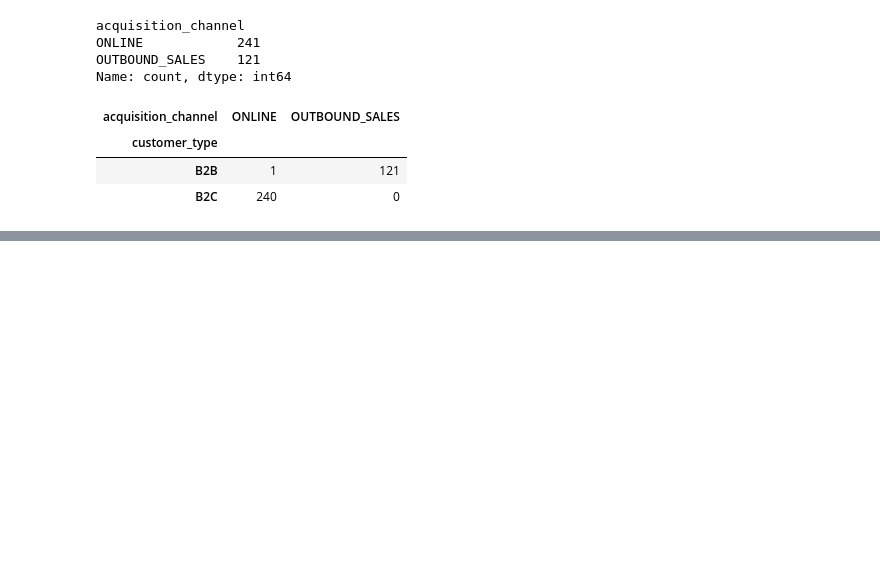
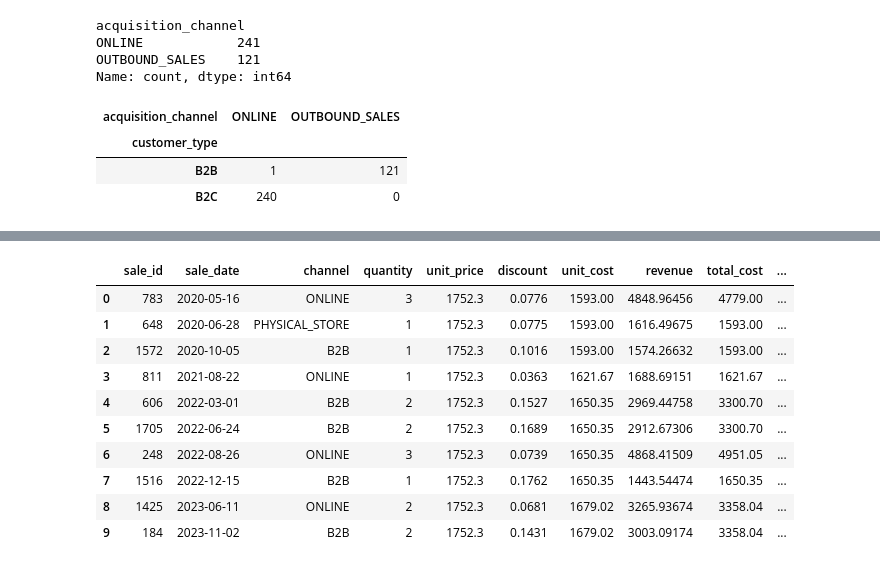
Before and after one commit to alejandromtdata/complex-solutions-business-analytics, a Jupyter notebook: notebooks/01_data_exploration.ipynb, the cells around one changed output, grey strips where cells are left out. Cells and saved outputs as stored; diff of their text form; code cells hidden in the pictures; blank space fills up the shorter version.

```diff
--- a/notebooks/01_data_exploration.ipynb
+++ b/notebooks/01_data_exploration.ipynb
@@ -194,0 +222,9 @@ pd.crosstab(
+# %%
+query_sale_items = """
+SELECT *
+FROM sale_items;
+"""
+
+sale_items_df = pd.read_sql(query_sale_items, engine)
+
+sale_items_df.head()
@@ -194,0 +290,11 @@ pd.crosstab(
+# %%
+total_revenue = sale_items_df["revenue"].sum()
+total_cost = sale_items_df["total_cost"].sum()
+total_gross_profit = sale_items_df["gross_profit"].sum()
+
+gross_margin = total_gross_profit / total_revenue * 100
+
+print("Facturación total:", round(total_revenue, 2), "€")
+print("Coste total:", round(total_cost, 2), "€")
+print("Beneficio bruto:", round(total_gross_profit, 2), "€")
+print("Margen bruto:", round(gross_margin, 2), "%")
@@ -194,0 +654,40 @@ pd.crosstab(
+# %%
+query_storage = """
+SELECT
+    s.sale_id,
+    s.sale_date,
+    s.channel,
+    si.quantity,
+    si.unit_price,
+    si.discount,
+    si.unit_cost,
+    si.quantity * si.unit_price * (1 - si.discount) AS revenue,
+    si.quantity * si.unit_cost AS total_cost,
+    si.quantity * (
+        si.unit_price * (1 - si.discount) - si.unit_cost
+    ) AS gross_profit
+FROM sales s
+JOIN sale_items si
+    ON s.sale_id = si.sale_id
+JOIN products p
+    ON si.product_id = p.product_id
+WHERE p.product_name = 'Lenovo Storage Model 15'
+    AND s.status = 'CONFIRMED'
+ORDER BY s.sale_date;
+"""
+
+storage_sales_df = pd.read_sql(query_storage, engine)
+
+storage_sales_df.head(10)
+# %% [output]
+|  | sale_id | sale_date | channel | quantity | unit_price | discount | unit_cost | revenue | total_cost | ... |
+| 0 | 783 | 2020-05-16 | ONLINE | 3 | 1752.3 | 0.0776 | 1593.00 | 4848.96456 | 4779.00 | ... |
+| 1 | 648 | 2020-06-28 | PHYSICAL_STORE | 1 | 1752.3 | 0.0775 | 1593.00 | 1616.49675 | 1593.00 | ... |
+| 2 | 1572 | 2020-10-05 | B2B | 1 | 1752.3 | 0.1016 | 1593.00 | 1574.26632 | 1593.00 | ... |
+| 3 | 811 | 2021-08-22 | ONLINE | 1 | 1752.3 | 0.0363 | 1621.67 | 1688.69151 | 1621.67 | ... |
+| 4 | 606 | 2022-03-01 | B2B | 2 | 1752.3 | 0.1527 | 1650.35 | 2969.44758 | 3300.70 | ... |
+| 5 | 1705 | 2022-06-24 | B2B | 2 | 1752.3 | 0.1689 | 1650.35 | 2912.67306 | 3300.70 | ... |
+| 6 | 248 | 2022-08-26 | ONLINE | 3 | 1752.3 | 0.0739 | 1650.35 | 4868.41509 | 4951.05 | ... |
+| 7 | 1516 | 2022-12-15 | B2B | 1 | 1752.3 | 0.1762 | 1650.35 | 1443.54474 | 1650.35 | ... |
+| 8 | 1425 | 2023-06-11 | ONLINE | 2 | 1752.3 | 0.0681 | 1679.02 | 3265.93674 | 3358.04 | ... |
+| 9 | 184 | 2023-11-02 | B2B | 2 | 1752.3 | 0.1431 | 1679.02 | 3003.09174 | 3358.04 | ... |
```
Also changed, not shown: parts of 74 cells of this notebook.
